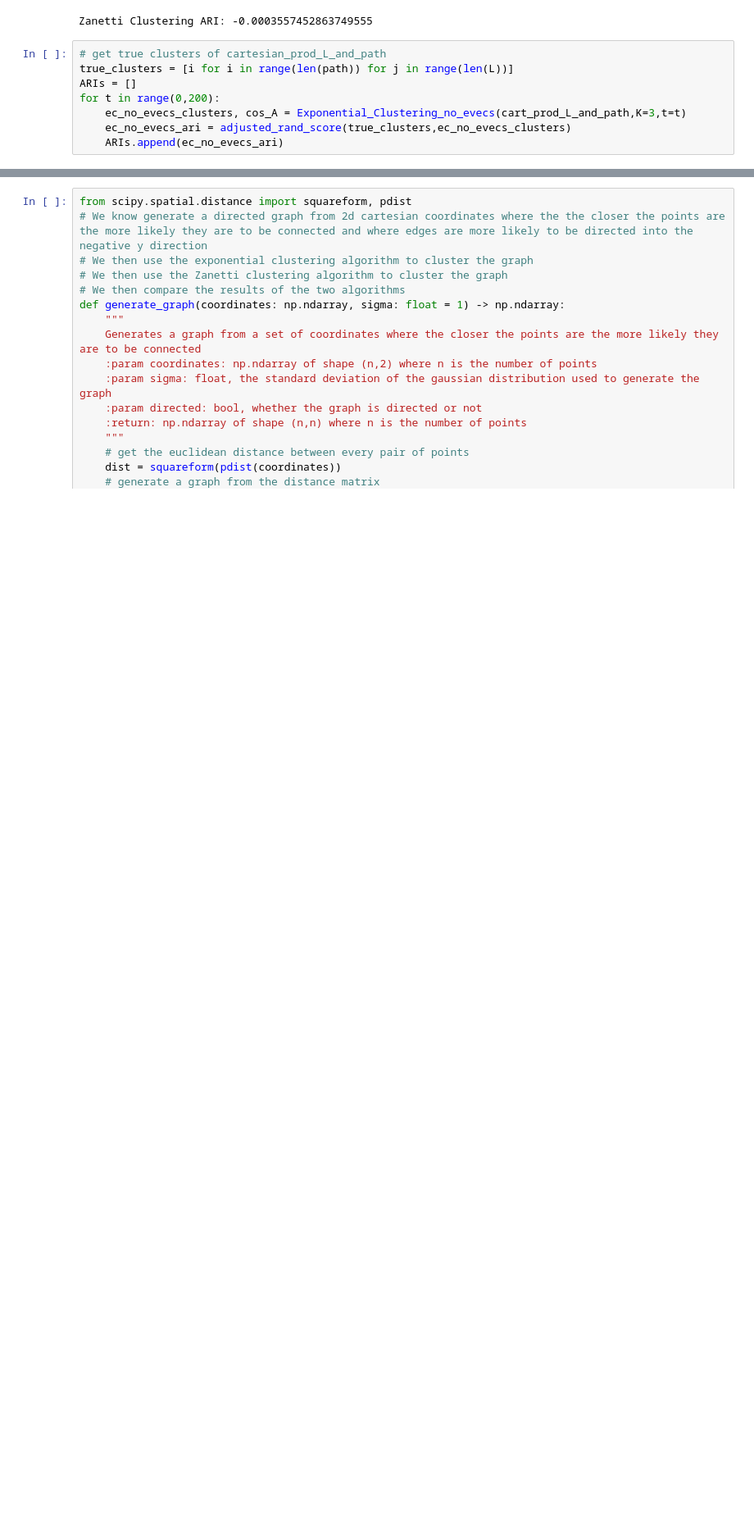
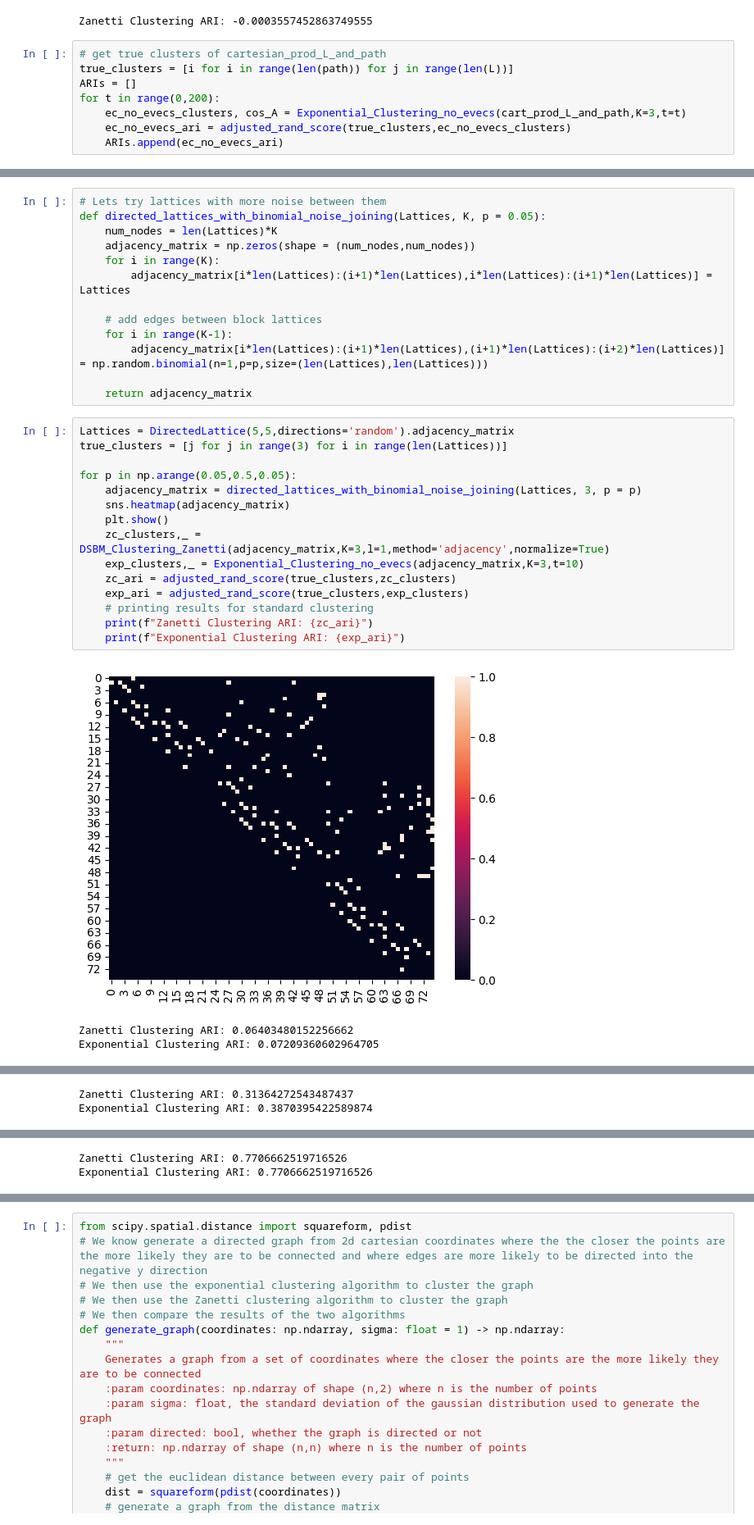
Before and after one commit to GeorgeRLTyler/directed-graph-clustering, a Jupyter notebook: experiments/adversarial_graphs.ipynb, the cells around one changed output, grey strips where cells are left out. Shown at 82% size. Drawn from its saved outputs; the diff is of its cells as text; blank space fills up the shorter version.

```diff
--- a/experiments/adversarial_graphs.ipynb
+++ b/experiments/adversarial_graphs.ipynb
@@ -163,0 +151,32 @@ pd.Series(ARIs).plot()
+# %%
+# Lets try lattices with more noise between them
+def directed_lattices_with_binomial_noise_joining(Lattices, K, p = 0.05):
+    num_nodes = len(Lattices)*K
+    adjacency_matrix = np.zeros(shape = (num_nodes,num_nodes))
+    for i in range(K):
+        adjacency_matrix[i*len(Lattices):(i+1)*len(Lattices),i*len(Lattices):(i+1)*len(Lattices)] = Lattices
+
+    # add edges between block lattices
+    for i in range(K-1):
+        adjacency_matrix[i*len(Lattices):(i+1)*len(Lattices),(i+1)*len(Lattices):(i+2)*len(Lattices)] = np.random.binomial(n=1,p=p,size=(len(Lattices),len(Lattices)))
+
+    return adjacency_matrix
+# %%
+Lattices = DirectedLattice(5,5,directions='random').adjacency_matrix
+true_clusters = [j for j in range(3) for i in range(len(Lattices))]
+
+for p in np.arange(0.05,0.5,0.05):
+    adjacency_matrix = directed_lattices_with_binomial_noise_joining(Lattices, 3, p = p)
+    sns.heatmap(adjacency_matrix)
+    plt.show()
+    zc_clusters,_ = DSBM_Clustering_Zanetti(adjacency_matrix,K=3,l=1,method='adjacency',normalize=True)
+    exp_clusters,_ = Exponential_Clustering_no_evecs(adjacency_matrix,K=3,t=10)
+    zc_ari = adjusted_rand_score(true_clusters,zc_clusters)
+    exp_ari = adjusted_rand_score(true_clusters,exp_clusters)
+    # printing results for standard clustering
+    print(f"Zanetti Clustering ARI: {zc_ari}")
+    print(f"Exponential Clustering ARI: {exp_ari}")
+# %% [output]
+[figure, added]
+Zanetti Clustering ARI: 0.06403480152256662
+Exponential Clustering ARI: 0.07209360602964705
@@ -163,0 +184,2 @@ pd.Series(ARIs).plot()
+Zanetti Clustering ARI: 0.31364272543487437
+Exponential Clustering ARI: 0.3870395422589874
@@ -163,0 +187,2 @@ pd.Series(ARIs).plot()
+Zanetti Clustering ARI: 0.7706662519716526
+Exponential Clustering ARI: 0.7706662519716526
```
Also changed, not shown: parts of 31 cells of this notebook, 4 other files.
